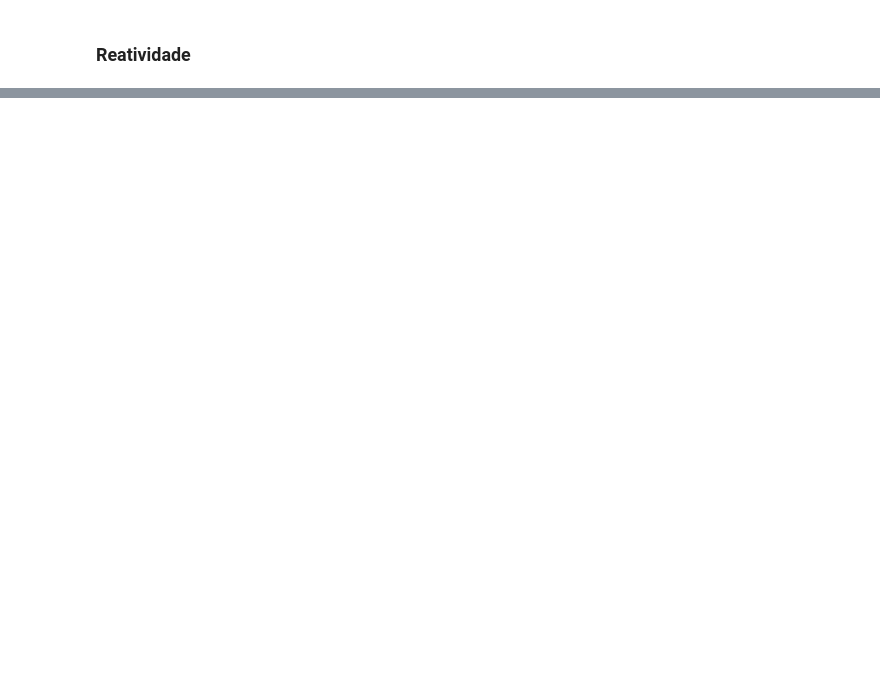
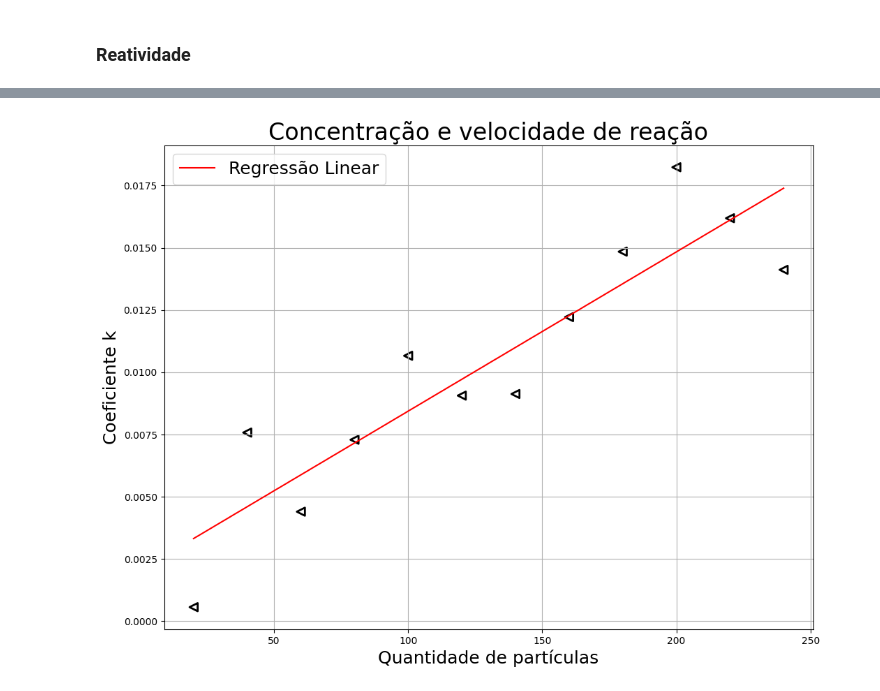
Before and after one commit to isadoramarcondes/Cinetica-Quimica, a Jupyter notebook: Reacoes.ipynb, the cells around one changed output, grey strips where cells are left out. Cells and saved outputs as stored; diff of their text form; code cells hidden in the pictures; blank space fills up the shorter version.

Commit message:
variando o numero de particulas

```diff
--- a/Reacoes.ipynb
+++ b/Reacoes.ipynb
@@ -264,0 +259,12 @@ fig2.savefig('resultados/coef_react.png',dpi = 200)
+# %%
+# parâmetros sistema:
+NUM_PARTICULAS= [20, 40, 60, 80, 100, 120, 140, 160, 180, 200, 220, 240]
+TAMANHO_CAIXA = 300
+MASSA = 0.5
+RAIO = 1.2
+REATIVIDADE = 1
+
+# parâmetros simulação:
+TFIM = 40
+NUM_STEPS = 400
+STEP = TFIM/NUM_STEPS
@@ -264,0 +350,22 @@ fig2.savefig('resultados/coef_react.png',dpi = 200)
+# %%
+fig4, ax4 = plt.subplots(1,1, figsize = (12, 9))
+X = np.array(NUM_PARTICULAS).reshape(-1, 1)
+y = np.array(Ks)
+
+model = LinearRegression()
+model.fit(X, y)
+
+slope = model.coef_[0]
+intercept = model.intercept_
+
+X = np.linspace(X[0],X[-1] )
+ax4.plot(X, model.predict(X), color='red', label='Regressão Linear')
+ax4.set_title('Concentração e velocidade de reação', fontsize = 24)
+ax4.set_ylabel('Coeficiente k', fontsize = 18)
+ax4.set_xlabel('Quantidade de partículas', fontsize = 18)
+ax4.scatter(NUM_PARTICULAS, Ks, s = 70,marker='<',facecolors='none', edgecolors = '0',linewidths=2)
+ax4.grid('--')
+ax4.legend(fontsize=18)
+fig4.savefig('resultados/coef_react_num.png',dpi = 200)
+# %% [output]
+[figure, added]
```
Also changed, not shown: parts of 9 cells of this notebook, 4 other files.
